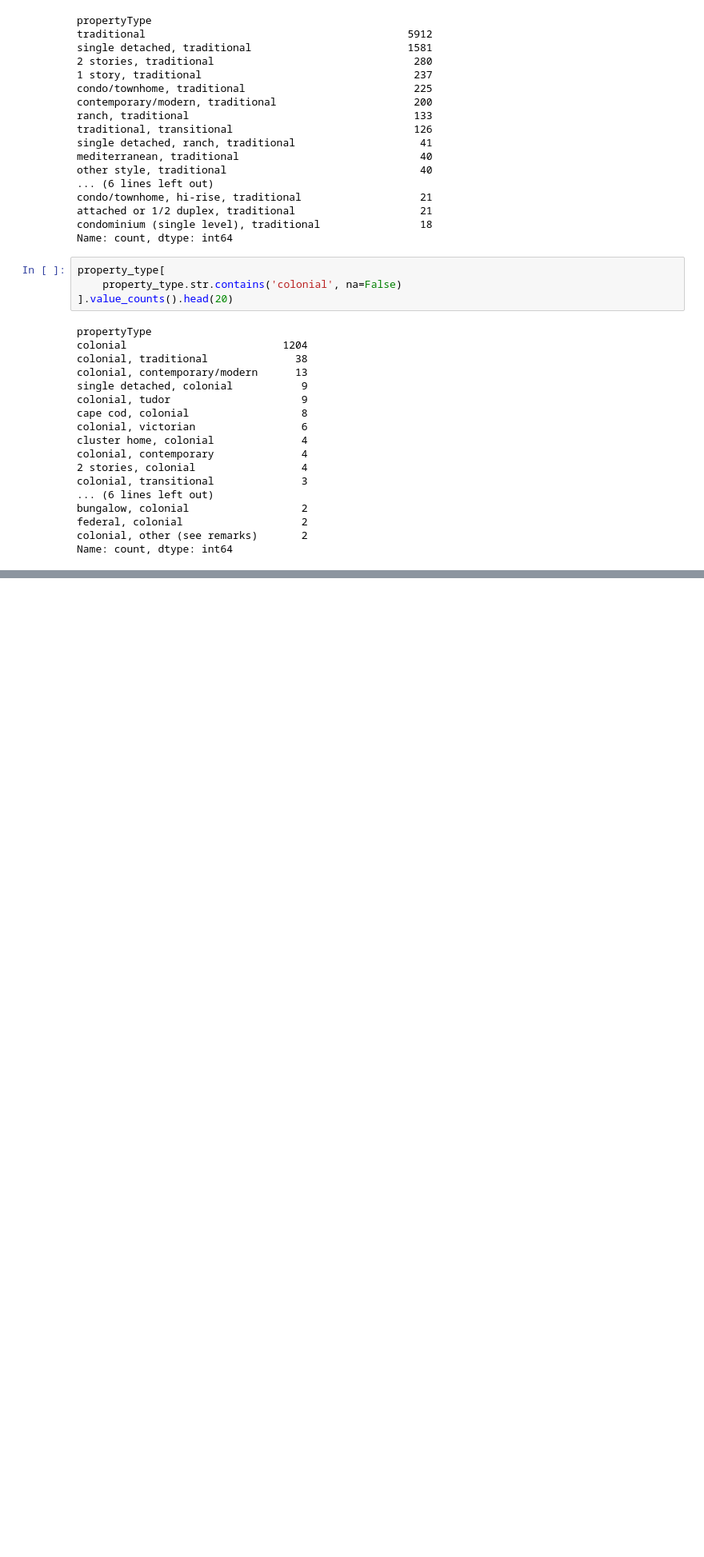
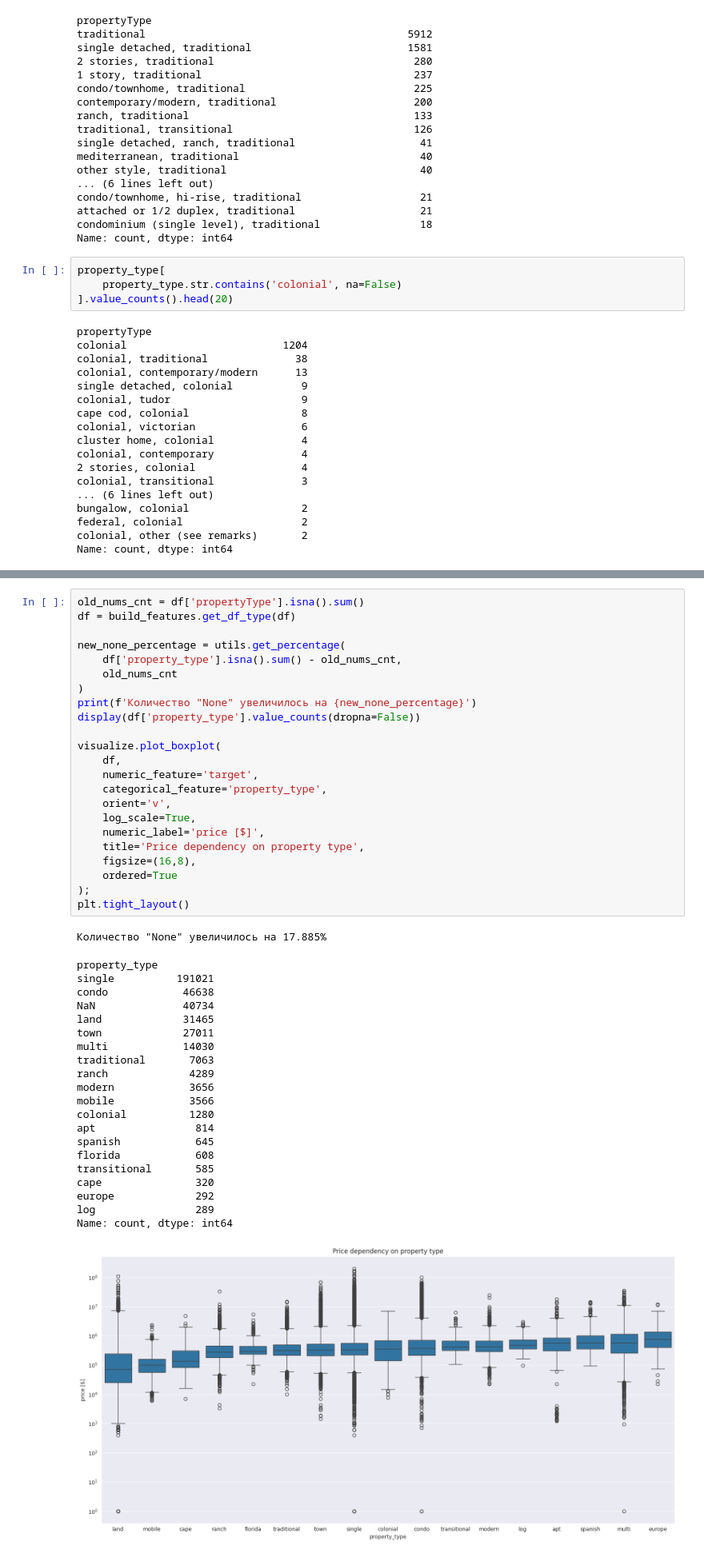
Before and after one commit to mvulf/housing_cost, a Jupyter notebook: notebooks/1.0-mv-data-understanding.ipynb, the cells around one changed output, grey strips where cells are left out. Shown: that part at 80% size. Cells and saved outputs as stored; diff of their text form; blank space fills up the shorter version.

```diff
--- a/notebooks/1.0-mv-data-understanding.ipynb
+++ b/notebooks/1.0-mv-data-understanding.ipynb
@@ -2059,0 +2174,46 @@ TODO:
+# %%
+old_nums_cnt = df['propertyType'].isna().sum()
+df = build_features.get_df_type(df)
+
+new_none_percentage = utils.get_percentage(
+    df['property_type'].isna().sum() - old_nums_cnt,
+    old_nums_cnt
+)
+print(f'Количество "None" увеличилось на {new_none_percentage}')
+display(df['property_type'].value_counts(dropna=False))
+
+visualize.plot_boxplot(
+    df,
+    numeric_feature='target',
+    categorical_feature='property_type',
+    orient='v',
+    log_scale=True,
+    numeric_label='price [$]',
+    title='Price dependency on property type',
+    figsize=(16,8),
+    ordered=True
+);
+plt.tight_layout()
+# %% [output]
+Количество "None" увеличилось на 17.885%
+property_type
+single          191021
+condo            46638
+NaN              40734
+land             31465
+town             27011
+multi            14030
+traditional       7063
+ranch             4289
+modern            3656
+mobile            3566
+colonial          1280
+apt                814
+spanish            645
+florida            608
+transitional       585
+cape               320
+europe             292
+log                289
+Name: count, dtype: int64
+[figure, added]
```
Also changed, not shown: parts of 47 cells of this notebook, 3 other files.
